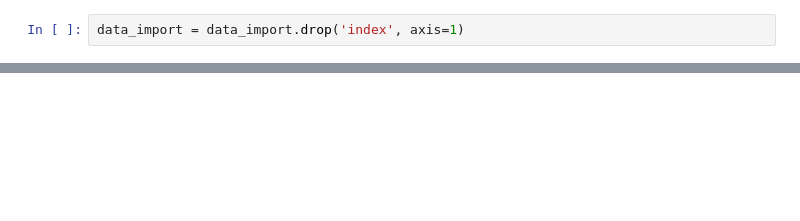
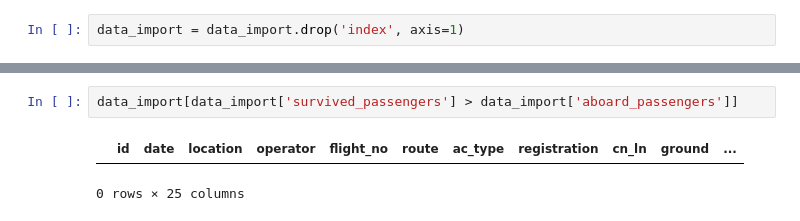
Before and after one commit to Arbuz0/aviation-accidents, a Jupyter notebook: EDA.ipynb, the cells around one changed output, grey strips where cells are left out. Saved outputs shown, nothing was run; the diff lists cells and outputs as text; blank space fills up the shorter version.

```diff
--- a/EDA.ipynb
+++ b/EDA.ipynb
@@ -32,3 +101,8 @@ data_import.head()
+# %%
+data_import[data_import['survived_passengers'] > data_import['aboard_passengers']]
+# %% [output]
+|  | id | date | location | operator | flight_no | route | ac_type | registration | cn_ln | ground | ... |
+0 rows × 25 columns
 # %%
 data_import.describe()
 # %% [output]
```
Also changed, not shown: parts of 49 cells of this notebook, 3 other files.
